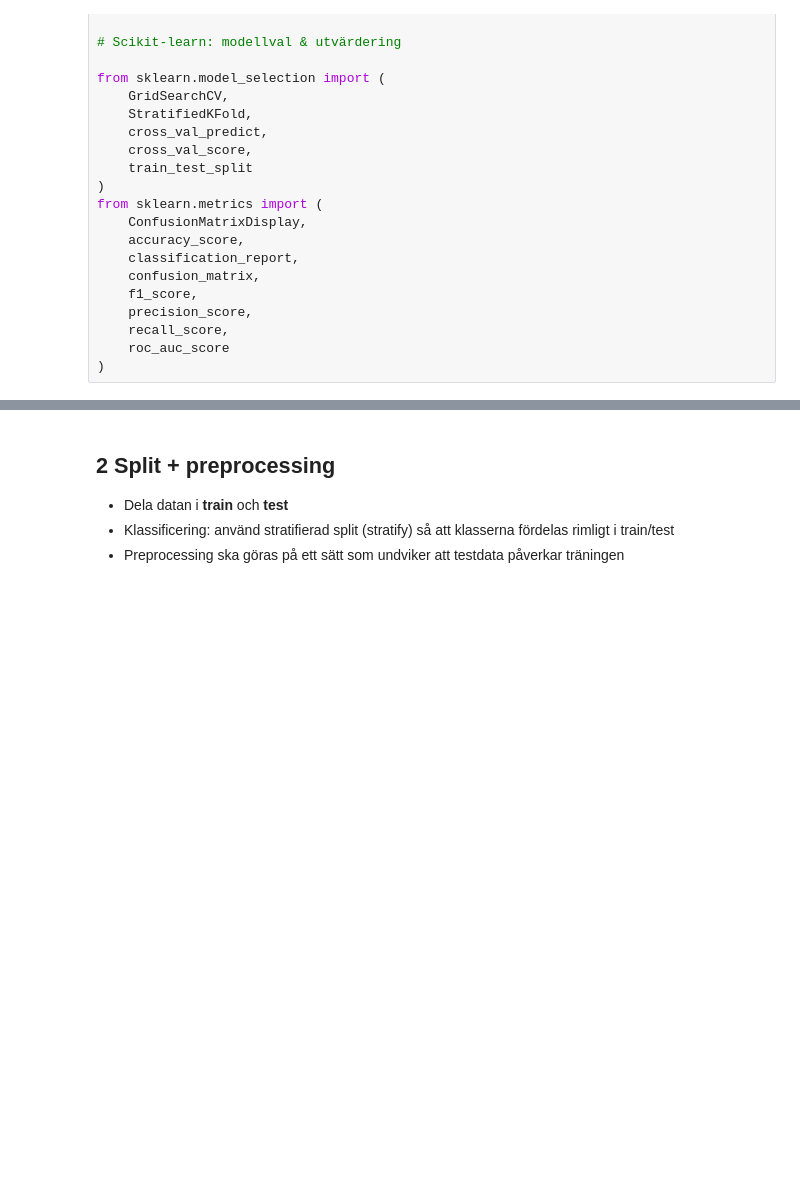
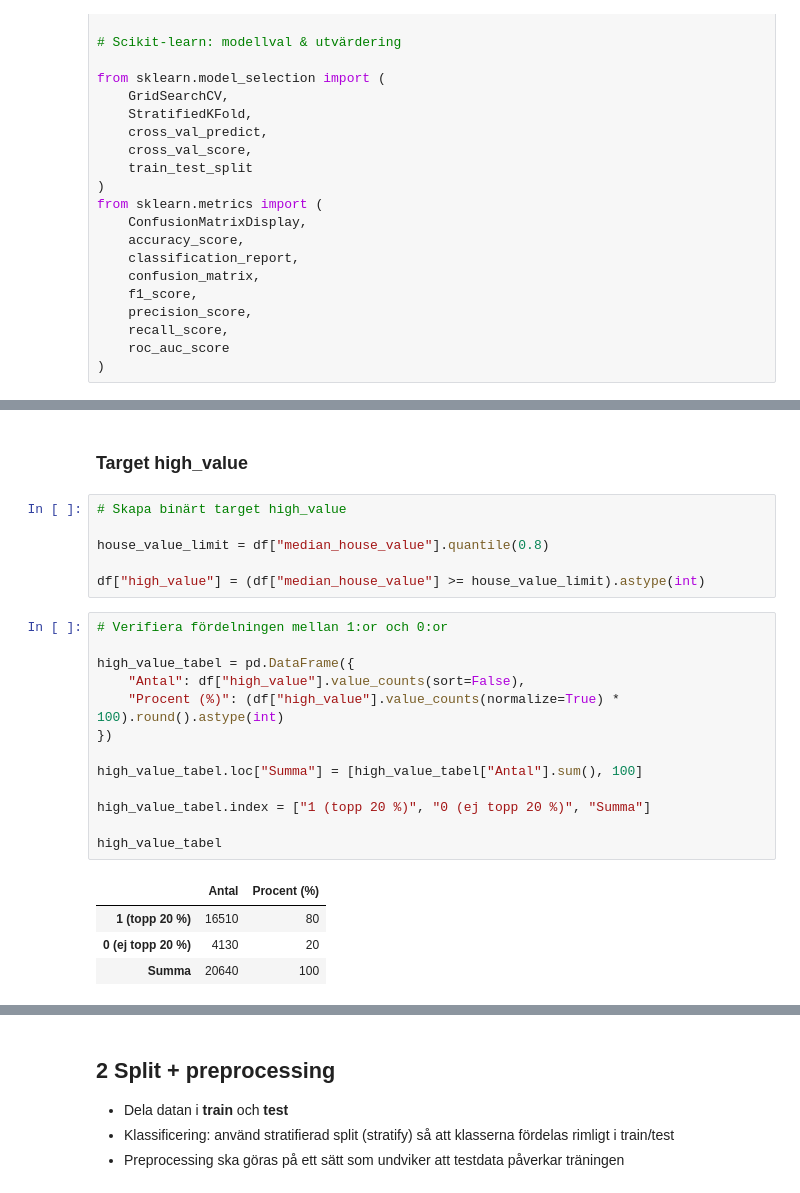
Before and after one commit to josefinoleryd/california-housing-ml, a Jupyter notebook: notebooks/california-housing-analysis.ipynb, the cells around one changed output, grey strips where cells are left out. Cells and saved outputs as stored; diff of their text form; blank space fills up the shorter version.

```diff
--- a/notebooks/california-housing-analysis.ipynb
+++ b/notebooks/california-housing-analysis.ipynb
@@ -89,0 +139,26 @@ memory usage: 1.6 MB
+# %% [markdown]
+### Target high_value
+# %%
+# Skapa binärt target high_value
+
+house_value_limit = df["median_house_value"].quantile(0.8)
+
+df["high_value"] = (df["median_house_value"] >= house_value_limit).astype(int)
+# %%
+# Verifiera fördelningen mellan 1:or och 0:or
+
+high_value_tabel = pd.DataFrame({
+    "Antal": df["high_value"].value_counts(sort=False),
+    "Procent (%)": (df["high_value"].value_counts(normalize=True) * 100).round().astype(int)
+})
+
+high_value_tabel.loc["Summa"] = [high_value_tabel["Antal"].sum(), 100]
+
+high_value_tabel.index = ["1 (topp 20 %)", "0 (ej topp 20 %)", "Summa"]
+
+high_value_tabel
+# %% [output]
+|  | Antal | Procent (%) |
+| 1 (topp 20 %) | 16510 | 80 |
+| 0 (ej topp 20 %) | 4130 | 20 |
+| Summa | 20640 | 100 |
```
Also changed, not shown: parts of 20 cells of this notebook.
